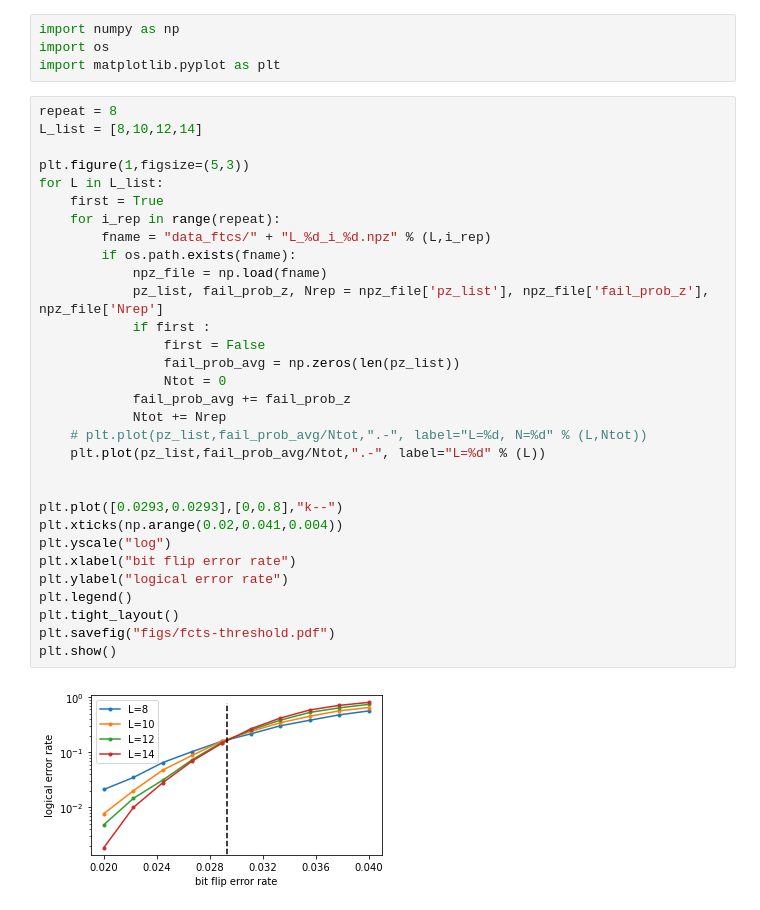
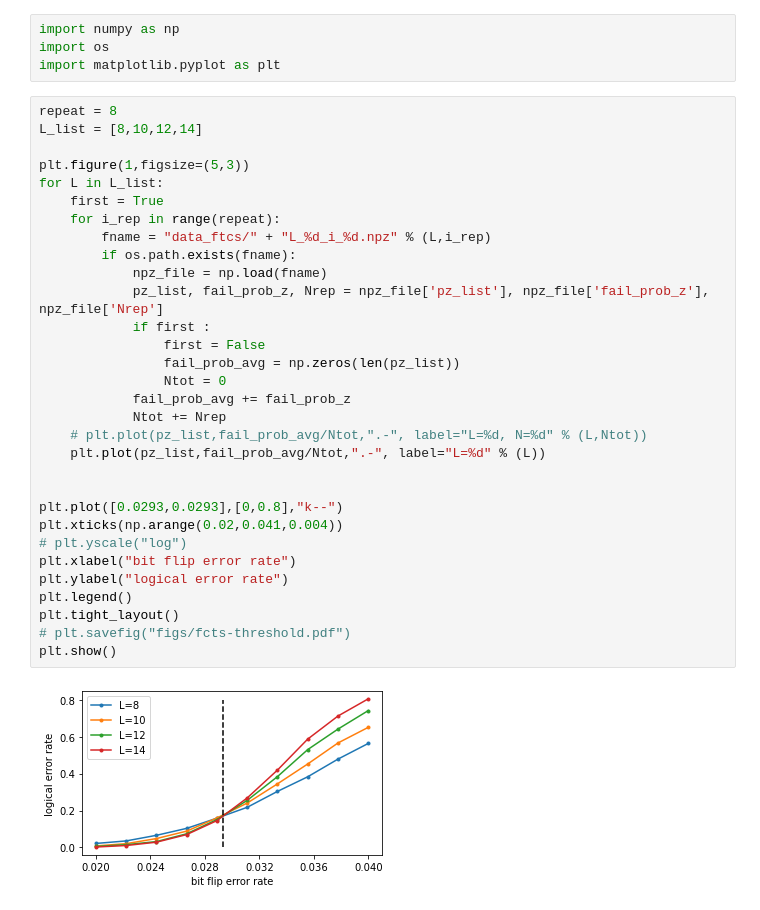
Before and after one commit to hassan-shap/quantum-emitter, a Jupyter notebook: pp_threshold_ftcs.ipynb, the cells around one changed output. Cells and saved outputs as stored; diff of their text form.

```diff
--- a/pp_threshold_ftcs.ipynb
+++ b/pp_threshold_ftcs.ipynb
@@ -5,33 +5,33 @@ import matplotlib.pyplot as plt
 # %%
 repeat = 8
 L_list = [8,10,12,14]
 
 plt.figure(1,figsize=(5,3))
 for L in L_list:
     first = True
     for i_rep in range(repeat):
         fname = "data_ftcs/" + "L_%d_i_%d.npz" % (L,i_rep)
         if os.path.exists(fname):
             npz_file = np.load(fname)
             pz_list, fail_prob_z, Nrep = npz_file['pz_list'], npz_file['fail_prob_z'], npz_file['Nrep']
             if first :
                 first = False
                 fail_prob_avg = np.zeros(len(pz_list))
                 Ntot = 0
             fail_prob_avg += fail_prob_z
             Ntot += Nrep
     # plt.plot(pz_list,fail_prob_avg/Ntot,".-", label="L=%d, N=%d" % (L,Ntot))
     plt.plot(pz_list,fail_prob_avg/Ntot,".-", label="L=%d" % (L))
 
 
 plt.plot([0.0293,0.0293],[0,0.8],"k--")
 plt.xticks(np.arange(0.02,0.041,0.004))
-plt.yscale("log")
+# plt.yscale("log")
 plt.xlabel("bit flip error rate")
 plt.ylabel("logical error rate")
 plt.legend()
 plt.tight_layout()
-plt.savefig("figs/fcts-threshold.pdf")
+# plt.savefig("figs/fcts-threshold.pdf")
 plt.show()
 # %% [output]
-[figure, old version]
+[figure, new version]
```
Also changed, not shown: parts of 2 cells of this notebook, 11 other files.
